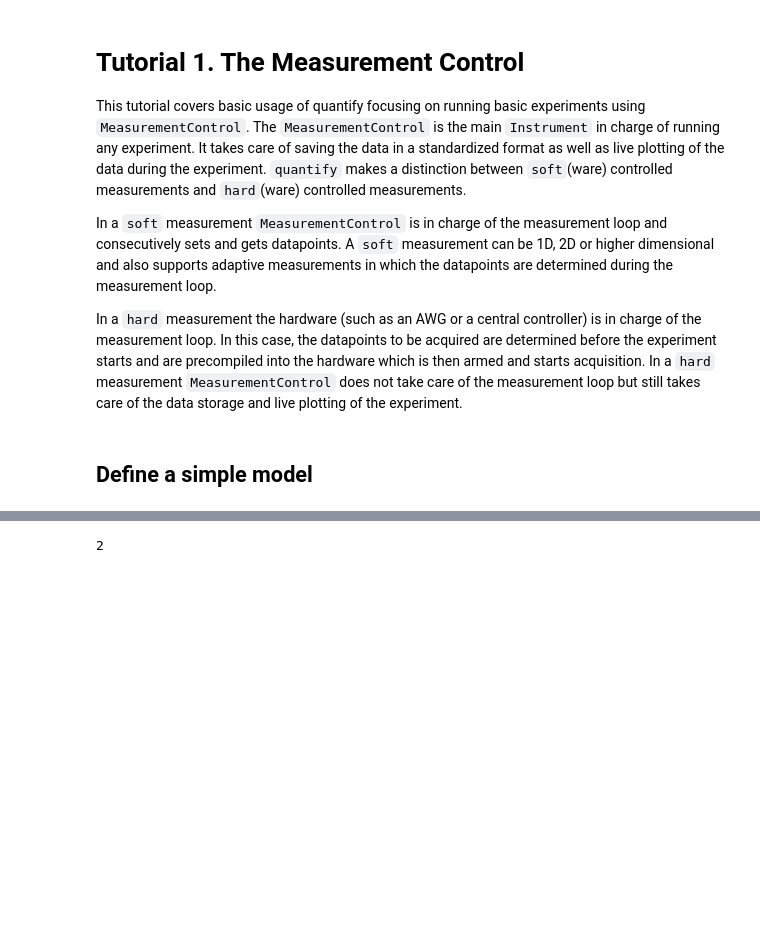
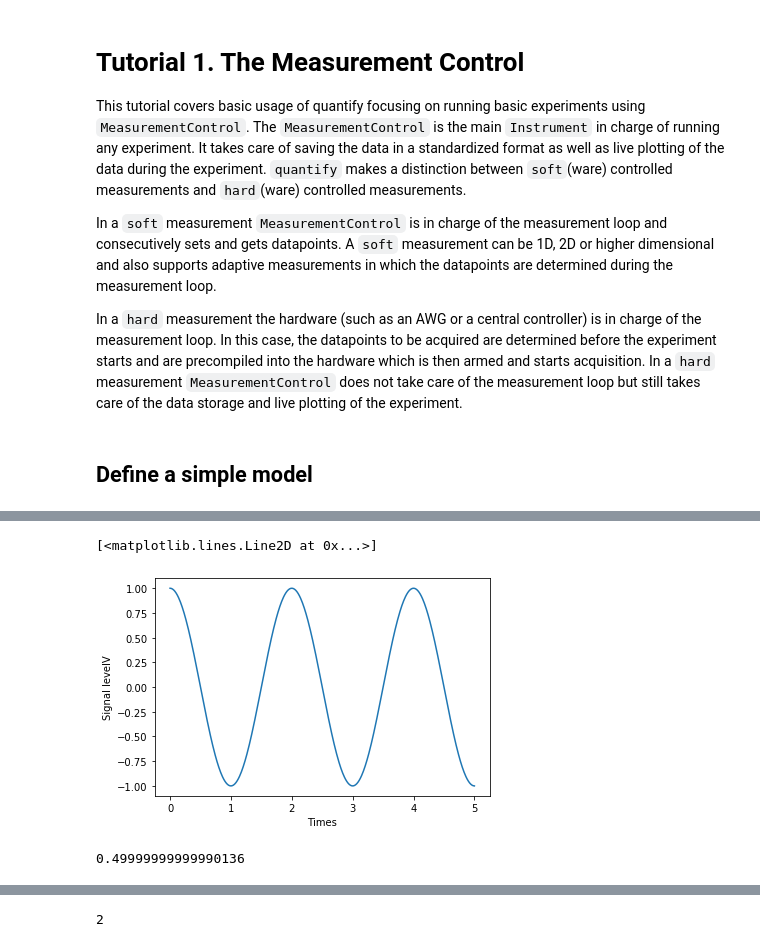
Before and after one commit to quantify-os/quantify-core, a Jupyter notebook: jupyter_notebooks/MeasurementControl.ipynb, the cells around one changed output, grey strips where cells are left out. Drawn from its saved outputs; the diff is of its cells as text; code cells hidden in the pictures; blank space fills up the shorter version.

```diff
--- a/jupyter_notebooks/MeasurementControl.ipynb
+++ b/jupyter_notebooks/MeasurementControl.ipynb
@@ -28,7 +28,7 @@ def CosFunc(t, amplitude, frequency, phase, offset):
 
 # Parameters are created to emulate a system being measured
 amp = ManualParameter('amp', initial_value=1, unit='V', label='Amplitude')
-freq = ManualParameter('freq', initial_value=1, unit='Hz', label='Frequency')
+freq = ManualParameter('freq', initial_value=.5, unit='Hz', label='Frequency')
 t = ManualParameter('t', initial_value=1, unit='s', label='Time')
 phi = ManualParameter('phi', initial_value=0, unit='Rad', label='Phase')
 
@@ -48,5 +44,5 @@ freq.unit
 # %%
-MC.set_setpars(freq)
-MC.set_setpoints(np.arange(5e9, 5.2e9, 10e6))
+MC.set_setpars(t)
+MC.set_setpoints(np.linspace(0, 5, 500))
 MC.set_getpars(sig)
-MC.run('frequency_sweep')
+dset = MC.run('frequency_sweep')
@@ -52,0 +60,10 @@ MC.run('frequency_sweep')
+# %%
+f,ax = plt.subplots()
+
+ax.set_xlabel(dset['x0'].attrs['long_name']+ dset['x0'].attrs['unit'])
+ax.set_ylabel(dset['y0'].attrs['long_name']+ dset['y0'].attrs['unit'])
+
+ax.plot(dset['x0'], dset['y0'])
+# %% [output]
+[<matplotlib.lines.Line2D at 0x...>]
+[figure, added]
@@ -52,0 +72,4 @@ MC.run('frequency_sweep')
+# %%
+sig()
+# %% [output]
+0.49999999999990136
```
Also changed, not shown: parts of 9 cells of this notebook, 3 other files.
